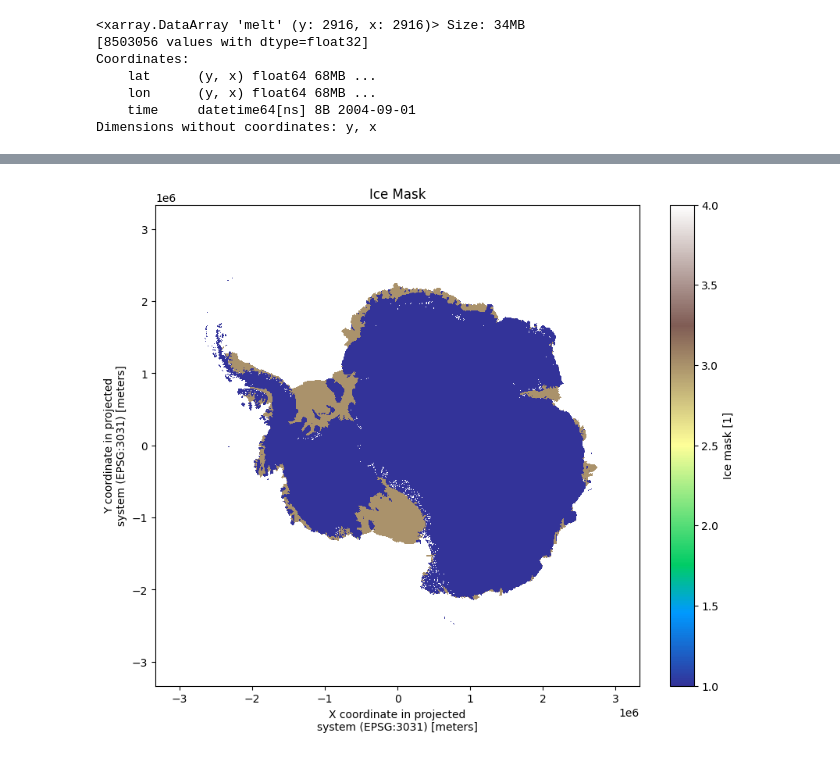
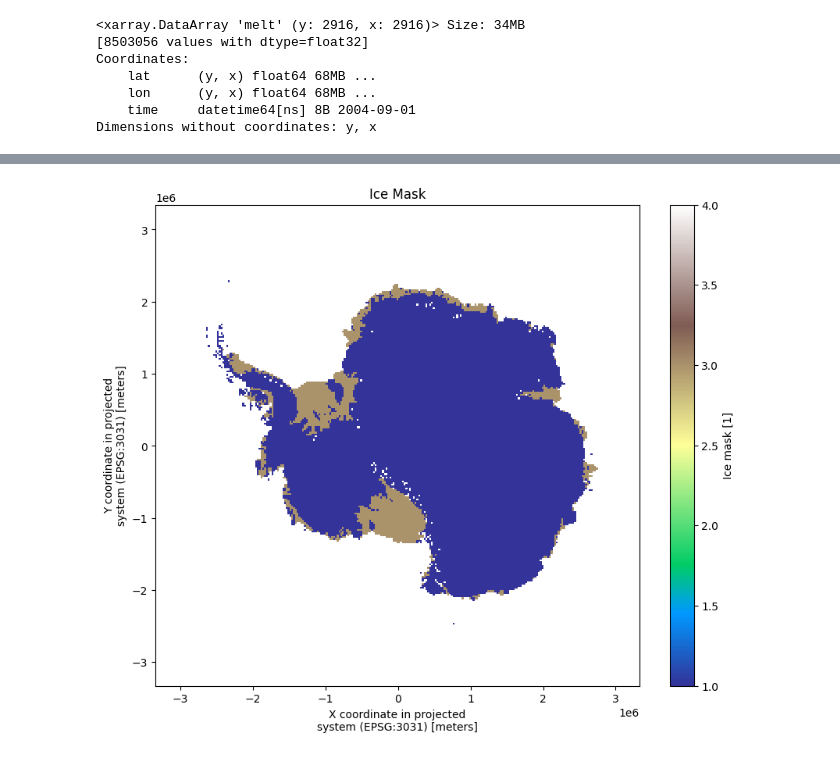
Before and after one commit to isabelle-white/SSH_wind_SI, a Jupyter notebook: mca_shared_izzy/ice_vel_ssh_correl_maps.ipynb, the cells around one changed output, grey strips where cells are left out. Cells and saved outputs as stored; diff of their text form; code cells hidden in the pictures.

```diff
--- a/mca_shared_izzy/ice_vel_ssh_correl_maps.ipynb
+++ b/mca_shared_izzy/ice_vel_ssh_correl_maps.ipynb
@@ -93,17 +114,19 @@ Attributes:
 # %%
 import xarray as xr
 import matplotlib.pyplot as plt
+
+%matplotlib inline
 
 # Load dataset
 ds = xr.open_dataset("bedmap3.nc")
 
 # Subset or downsample (e.g., every 10th point)
-bed = ds['mask'][::10, ::10]
+bed = ds['mask'][::50, ::50]
 
 # Plot
 plt.figure(figsize=(10, 8))
 bed.plot(cmap='terrain')
 plt.title('Ice Mask')
 plt.show()
 # %% [output]
-[figure, old version]
+[figure, new version]
```
Also changed, not shown: parts of 7 cells of this notebook, 1 other file.
